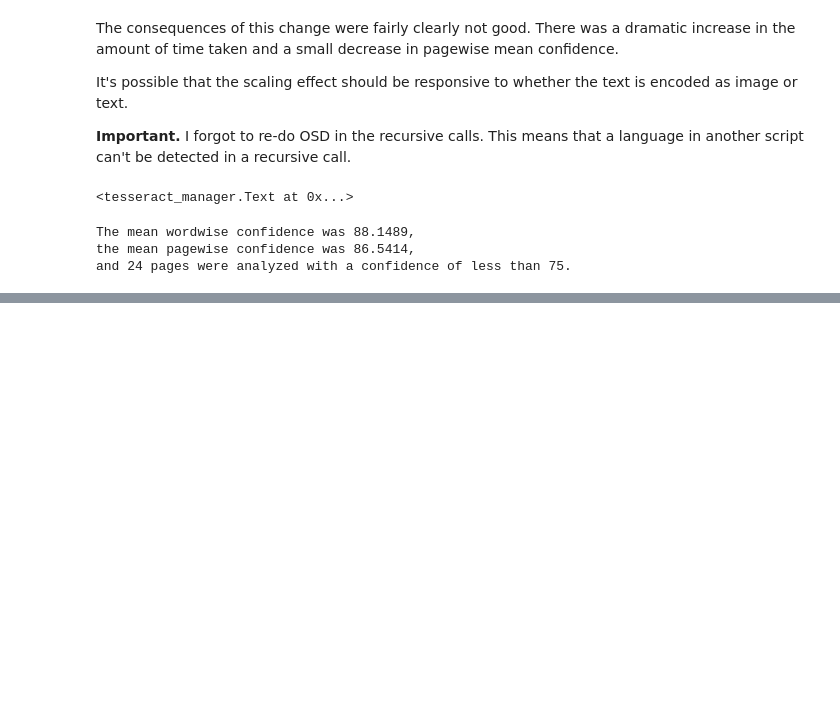
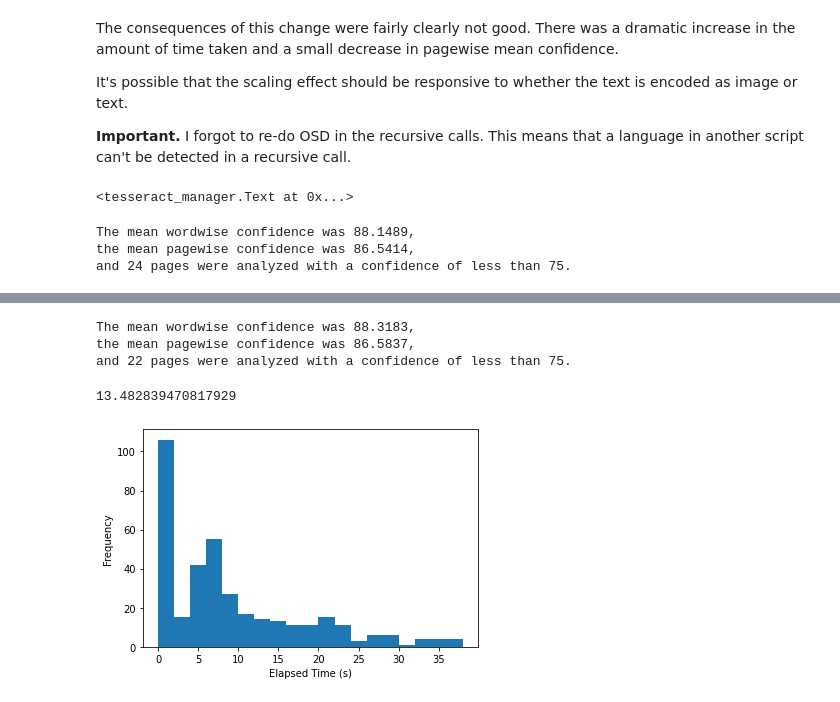
Before and after one commit to ancient-world-citation-analysis/awca-ocr, a Jupyter notebook: PreliminaryPerformanceAnalysis.ipynb, the cells around one changed output, grey strips where cells are left out. Cells and saved outputs as stored; diff of their text form; code cells hidden in the pictures; blank space fills up the shorter version.

```diff
--- a/PreliminaryPerformanceAnalysis.ipynb
+++ b/PreliminaryPerformanceAnalysis.ipynb
@@ -867,0 +1082,32 @@ and 24 pages were analyzed with a confidence of less than 75.
+# %%
+with open('development_sample_out11/analysis.pickle', 'rb') as dbfile:
+  it7 = pickle.load(dbfile)
+mean_confidences = list(
+    conf for conf in it7.mean_confidences if not pd.isna(conf)
+)
+print('The mean wordwise confidence was {:.4f},\nthe mean pagewise confidence '
+  'was {:.4f},\nand {} pages were analyzed with a confidence of less than '
+  '75.'.format(
+      statistics.mean(
+          confidence
+          for data in [data for data in it7.metadata if data is not None]
+          for confidence in data.conf if confidence > -1
+      ),
+      statistics.mean(mean_confidences),
+      sum(conf < 75 for conf in mean_confidences)
+  ))
+# %% [output]
+The mean wordwise confidence was 88.3183,
+the mean pagewise confidence was 86.5837,
+and 22 pages were analyzed with a confidence of less than 75.
+# %%
+times = list(it7.times[i] - it7.times[i-1] for i in range(1, len(it7.times)))
+statistics.mean(times)
+# %% [output]
+13.482839470817929
+# %%
+plt.hist(times, bins=range(0, 40, 2))
+plt.xlabel('Elapsed Time (s)')
+plt.ylabel('Frequency');
+# %% [output]
+[figure, added]
```
Also changed, not shown: parts of 8 cells of this notebook, 2 other files.
